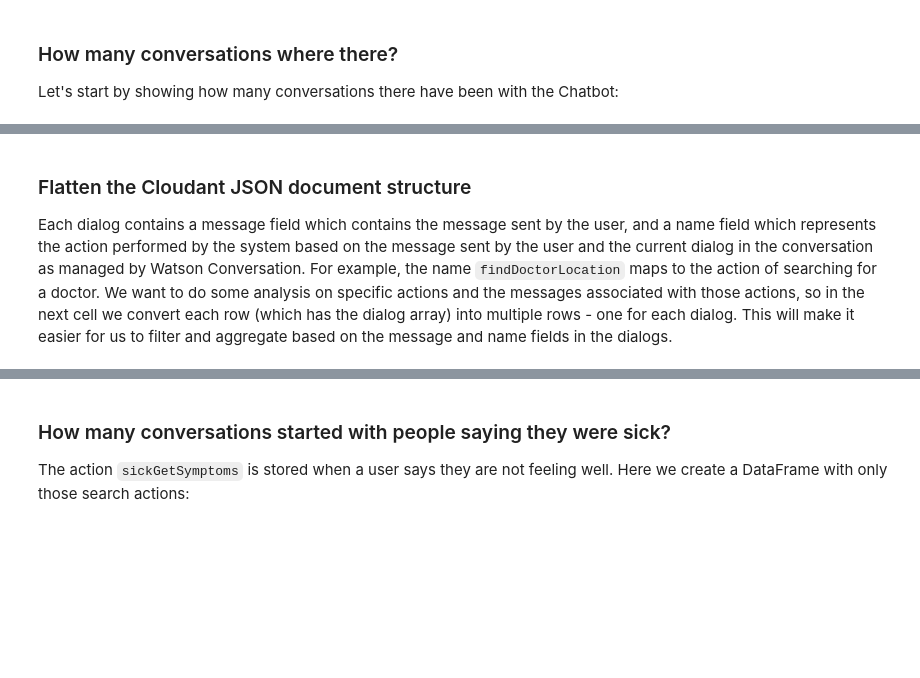
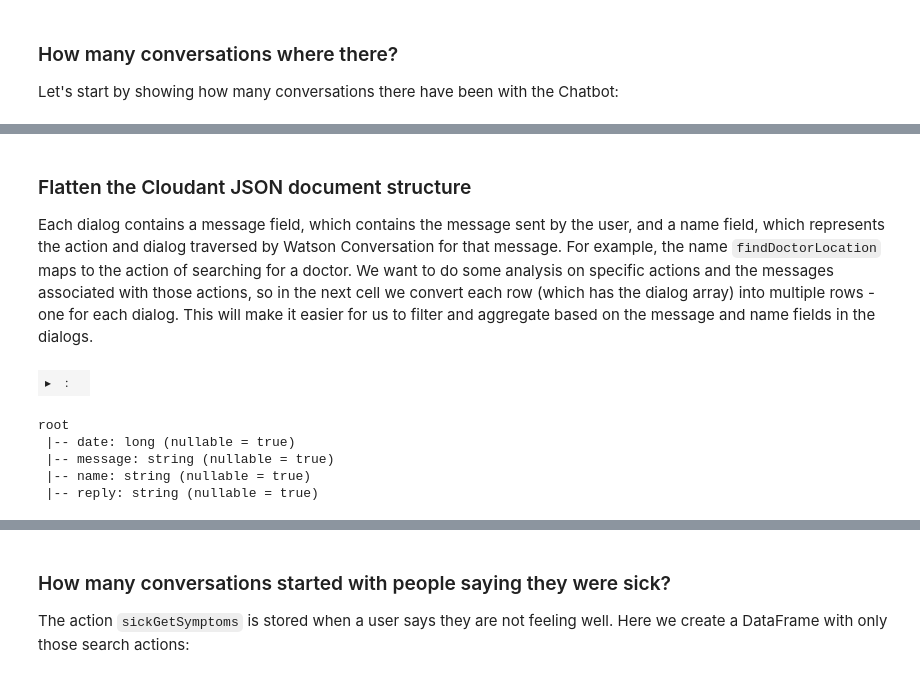
Before and after one commit to ibm-watson-data-lab/cbf-chatbot-workshop, a Jupyter notebook: part3/notebook/ChatAnalysis-CBF-NYC.ipynb, the cells around one changed output, grey strips where cells are left out. Drawn from its saved outputs; the diff is of its cells as text; code cells hidden in the pictures; blank space fills up the shorter version.

```diff
--- a/part3/notebook/ChatAnalysis-CBF-NYC.ipynb
+++ b/part3/notebook/ChatAnalysis-CBF-NYC.ipynb
@@ -20,9 +28,9 @@ Enter your Cloudant information below.
 # Enter your Cloudant host name
 host = 'adc809a8-9e28-41c4-bfac-faf3e36a9862-bluemix.cloudant.com'
 # Enter your Cloudant user name
-username = 'acelymposelaneallondints'
+username = 'adc809a8-9e28-41c4-bfac-faf3e36a9862-bluemix'
 # Enter your Cloudant password
-password = '14f7814094c43a22ddef8492d2f9ce95abf6efb3'
+password = '6d42d3640486957afc8a0a9b9429b04d2793272d0197c0006dc55ed48fd59c18'
 # Enter your source database name
 database = 'cbf_nyc_chatbot_convos'
 # %% [markdown]
@@ -75,9 +103,17 @@ conversation_df.count()
 # %% [markdown]
 ### Flatten the Cloudant JSON document structure
-Each dialog contains a message field which contains the message sent by the user, and a name field which represents the action performed by the system based on the message sent by the user and the current dialog in the conversation as managed by Watson Conversation. For example, the name `findDoctorLocation` maps to the action of searching for a doctor. We want to do some analysis on specific actions and the messages associated with those actions, so in the next cell we convert each row (which has the dialog array) into multiple rows - one for each dialog. This will make it easier for us to filter and aggregate based on the message and name fields in the dialogs.
+Each dialog contains a message field, which contains the message sent by the user, and a name field, which represents the action and dialog traversed by Watson Conversation for that message. For example, the name `findDoctorLocation` maps to the action of searching for a doctor. We want to do some analysis on specific actions and the messages associated with those actions, so in the next cell we convert each row (which has the dialog array) into multiple rows - one for each dialog. This will make it easier for us to filter and aggregate based on the message and name fields in the dialogs.
 # %%
 dialog_df = conversation_df.select(explode(conversation_df.dialogs).alias("dialog"))
 dialog_df = dialog_df.select("dialog.date",
-                                         lower(dialog_df.dialog.message).alias("message"),
-                                         "dialog.name")
+                             lower(dialog_df.dialog.message).alias("message"),
+                             "dialog.name",
+                             "dialog.reply")
 dialog_df.printSchema()
+# %% [output]
+| ▸ | : |  |
+root
+ |-- date: long (nullable = true)
+ |-- message: string (nullable = true)
+ |-- name: string (nullable = true)
+ |-- reply: string (nullable = true)
```
Also changed, not shown: parts of 31 cells of this notebook.
